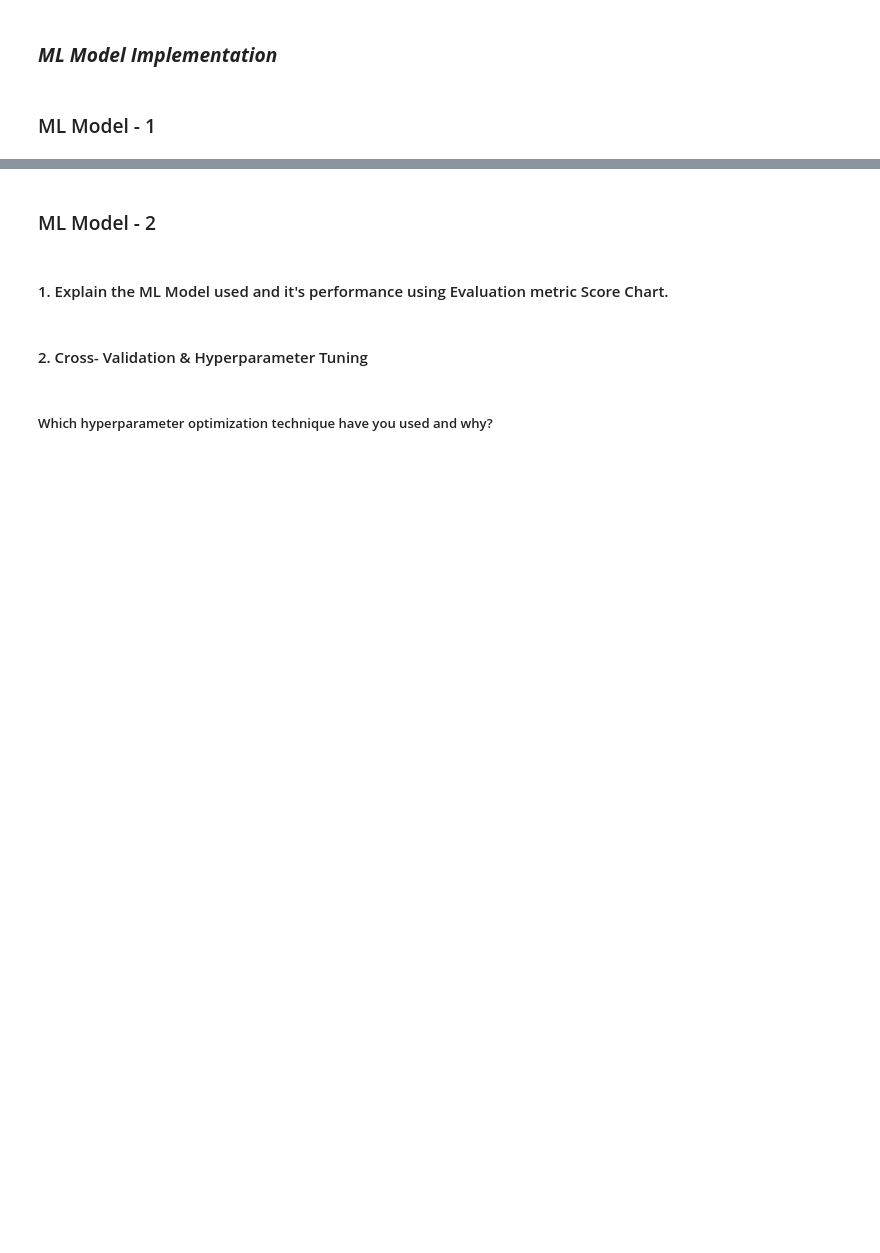
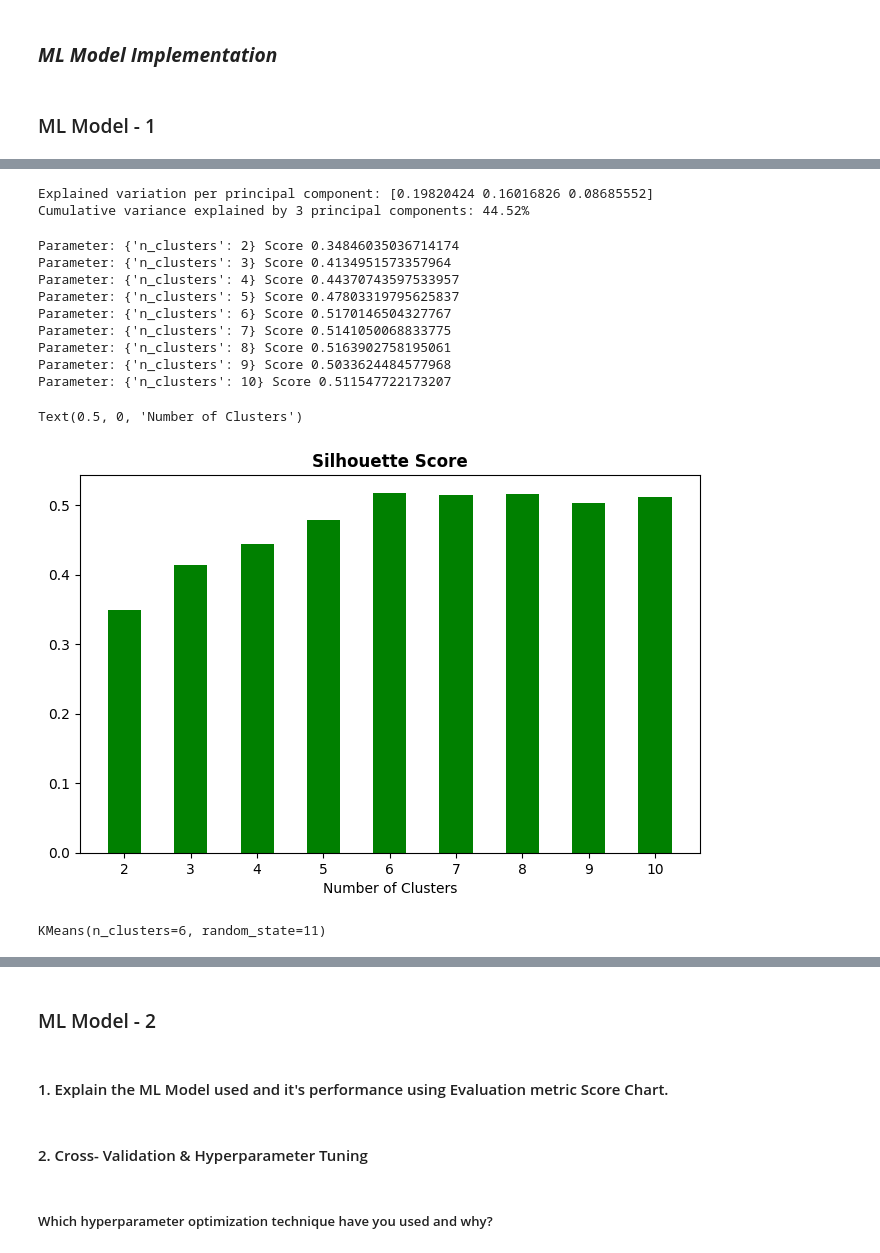
Before and after one commit to vak1997/Zomato-Restaurant-Clustering-and-Sentiment-Analysis, a Jupyter notebook: Zomato_Restaurant_Clustering_and_Sentiment_Analysis.ipynb, the cells around one changed output, grey strips where cells are left out. Saved outputs shown, nothing was run; the diff lists cells and outputs as text; code cells hidden in the pictures; blank space fills up the shorter version.

```diff
--- a/Zomato_Restaurant_Clustering_and_Sentiment_Analysis.ipynb
+++ b/Zomato_Restaurant_Clustering_and_Sentiment_Analysis.ipynb
@@ -1053,0 +1091,60 @@ Answer Here.
+# %%
+#principal component analysis
+from sklearn.decomposition import PCA
+#choosing 3 components
+pca = PCA(n_components=3)
+#fitting pca
+pca_result = pca.fit_transform(scaled_df)
+#variance ratio
+print('Explained variation per principal component: {}'.format(pca.explained_variance_ratio_))
+# variance explained by three components
+print('Cumulative variance explained by 3 principal components: {:.2%}'.format(np.sum(pca.explained_variance_ratio_)))
+# %% [output]
+Explained variation per principal component: [0.19820424 0.16016826 0.08685552]
+Cumulative variance explained by 3 principal components: 44.52%
+# %%
+#silhouette score
+from sklearn.metrics import silhouette_score
+from sklearn.model_selection import ParameterGrid
+# candidates for the number of cluster
+parameters = list(range(2,11))
+#parameters
+parameter_grid = ParameterGrid({'n_clusters': parameters})
+best_score = -1
+kmeans_model = KMeans(random_state = 11)     # instantiating KMeans model
+silhouette_scores = []
+# evaluation based on silhouette_score
+for p in parameter_grid:
+    kmeans_model.set_params(**p)    # set current hyper parameter
+    kmeans_model.fit(pca_result)          # fit model
+    score = silhouette_score(pca_result, kmeans_model.labels_)   # calculate silhouette_score
+    silhouette_scores += [score]       # store all the scores
+    print('Parameter:', p, 'Score', score)
+    # check p which has the best score
+    if score > best_score:
+        best_score = score
+        best_grid = p
+
+# plotting
+plt.bar(range(len(silhouette_scores)), list(silhouette_scores), align='center', color='green', width=0.5)
+plt.xticks(range(len(silhouette_scores)), list(parameters))
+plt.title('Silhouette Score', fontweight='bold')
+plt.xlabel('Number of Clusters')
+# %% [output]
+Parameter: {'n_clusters': 2} Score 0.34846035036714174
+Parameter: {'n_clusters': 3} Score 0.4134951573357964
+Parameter: {'n_clusters': 4} Score 0.44370743597533957
+Parameter: {'n_clusters': 5} Score 0.47803319795625837
+Parameter: {'n_clusters': 6} Score 0.5170146504327767
+Parameter: {'n_clusters': 7} Score 0.5141050068833775
+Parameter: {'n_clusters': 8} Score 0.5163902758195061
+Parameter: {'n_clusters': 9} Score 0.5033624484577968
+Parameter: {'n_clusters': 10} Score 0.511547722173207
+Text(0.5, 0, 'Number of Clusters')
+[figure, added]
+# %%
+# fitting KMeans
+kmeans_pca = KMeans(n_clusters=6,random_state=11)
+kmeans_pca.fit(pca_result)
+# %% [output]
+KMeans(n_clusters=6, random_state=11)
```
Also changed, not shown: parts of 32 cells of this notebook.
